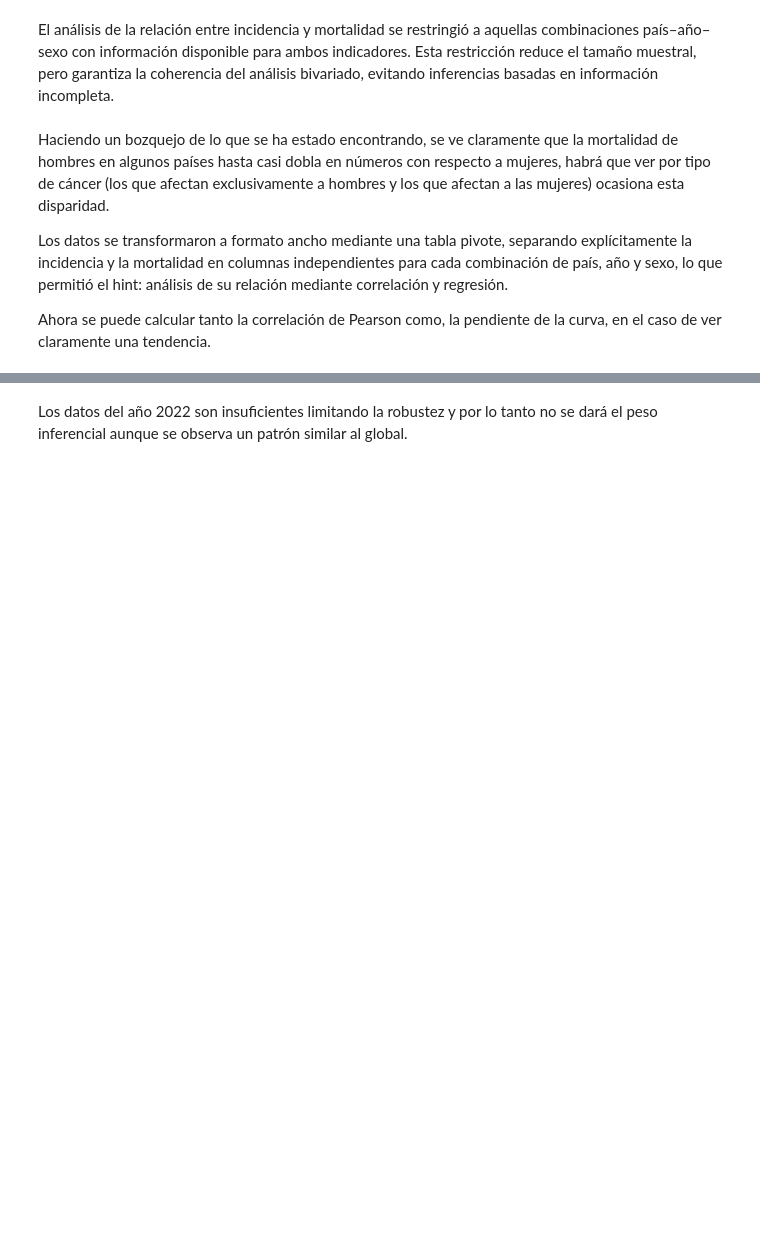
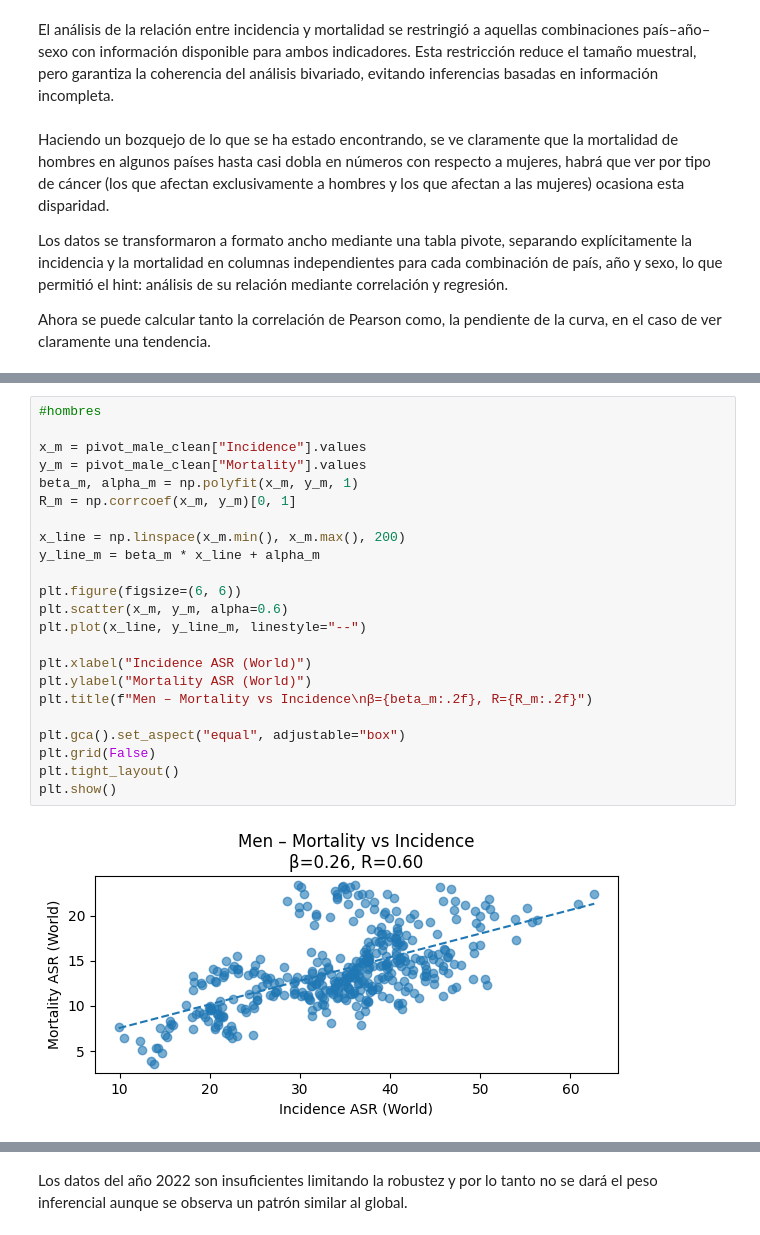
Before and after one commit to mehrerm/TFM, a Jupyter notebook: notebooks/01_load_and_clean_DIRAC.ipynb, the cells around one changed output, grey strips where cells are left out. Cells and saved outputs as stored; diff of their text form; blank space fills up the shorter version.

```diff
--- a/notebooks/01_load_and_clean_DIRAC.ipynb
+++ b/notebooks/01_load_and_clean_DIRAC.ipynb
@@ -885,0 +929,25 @@ Se tiene que es alta, demostrando una asociación fuerte y consistente, pero no
+# %%
+#hombres
+
+x_m = pivot_male_clean["Incidence"].values
+y_m = pivot_male_clean["Mortality"].values
+beta_m, alpha_m = np.polyfit(x_m, y_m, 1)
+R_m = np.corrcoef(x_m, y_m)[0, 1]
+
+x_line = np.linspace(x_m.min(), x_m.max(), 200)
+y_line_m = beta_m * x_line + alpha_m
+
+plt.figure(figsize=(6, 6))
+plt.scatter(x_m, y_m, alpha=0.6)
+plt.plot(x_line, y_line_m, linestyle="--")
+
+plt.xlabel("Incidence ASR (World)")
+plt.ylabel("Mortality ASR (World)")
+plt.title(f"Men – Mortality vs Incidence\nβ={beta_m:.2f}, R={R_m:.2f}")
+
+plt.gca().set_aspect("equal", adjustable="box")
+plt.grid(False)
+plt.tight_layout()
+plt.show()
+# %% [output]
+[figure, added]
```
Also changed, not shown: parts of 9 cells of this notebook.
